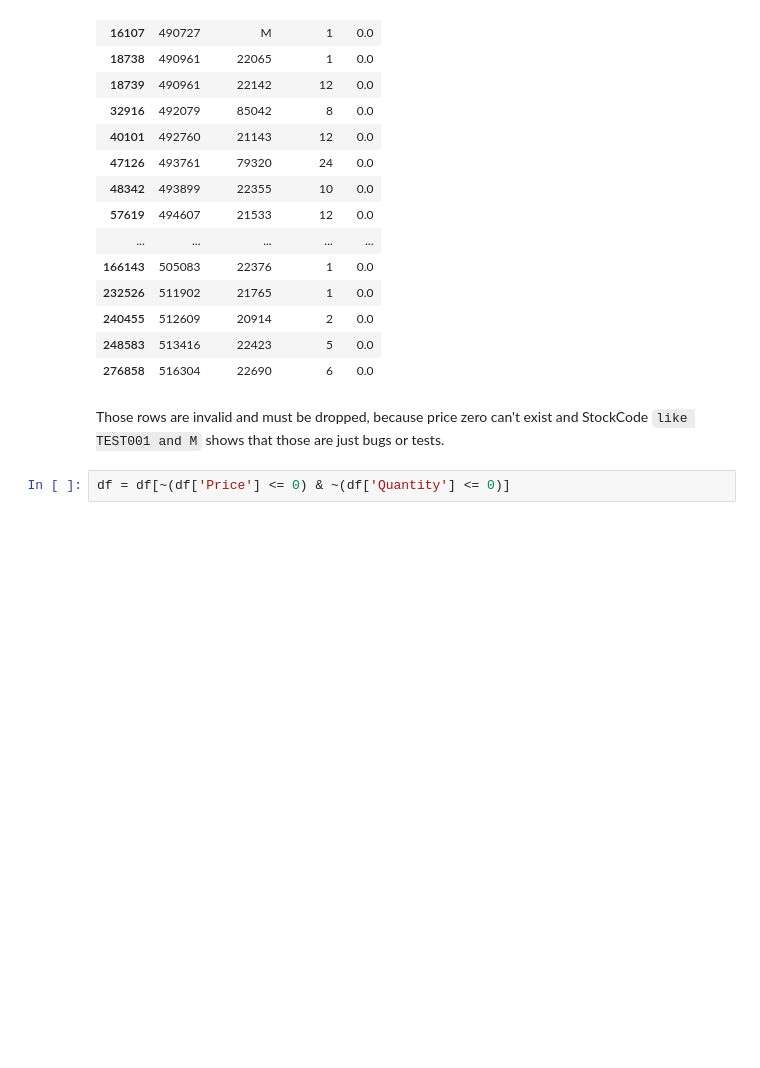
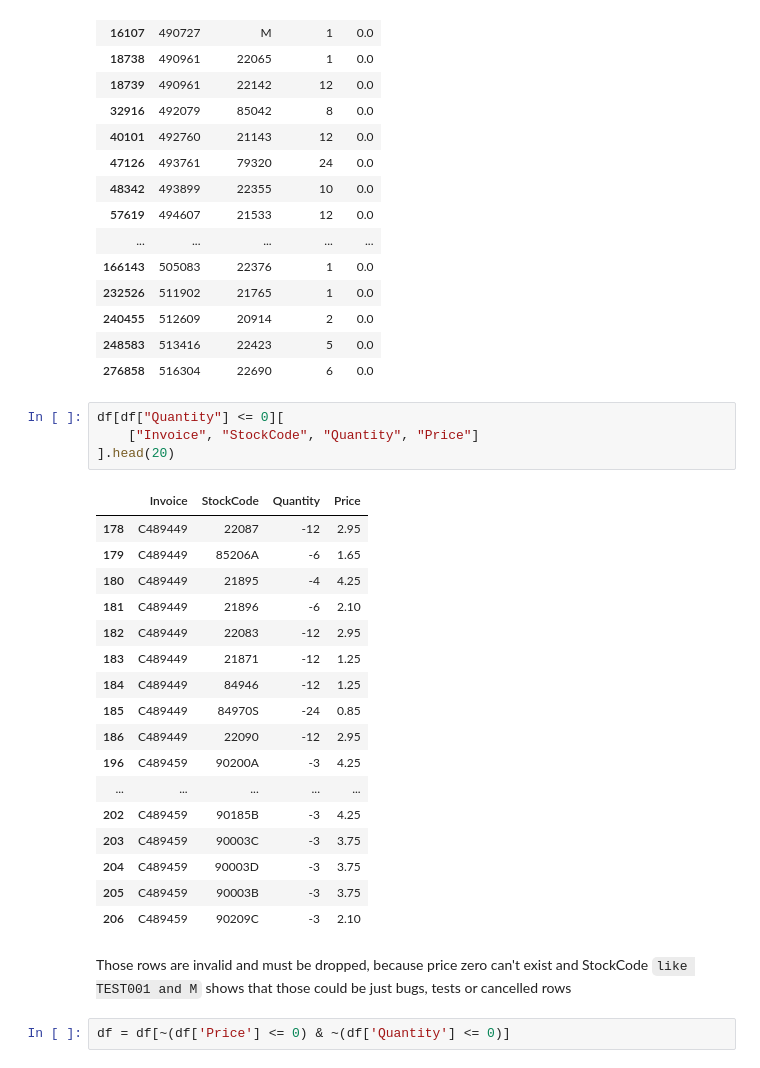
Before and after one commit to nick-st-coder/online-resail, a Jupyter notebook: notebooks/EDA.ipynb, the cells around one changed output. Saved outputs shown, nothing was run; the diff lists cells and outputs as text; blank space fills up the shorter version.

```diff
--- a/notebooks/EDA.ipynb
+++ b/notebooks/EDA.ipynb
@@ -168,8 +172,30 @@ df[df["Price"] <= 0][
 | 240455 | 512609 | 20914 | 2 | 0.0 |
 | 248583 | 513416 | 22423 | 5 | 0.0 |
 | 276858 | 516304 | 22690 | 6 | 0.0 |
+# %%
+df[df["Quantity"] <= 0][
+    ["Invoice", "StockCode", "Quantity", "Price"]
+].head(20)
+# %% [output]
+|  | Invoice | StockCode | Quantity | Price |
+| 178 | C489449 | 22087 | -12 | 2.95 |
+| 179 | C489449 | 85206A | -6 | 1.65 |
+| 180 | C489449 | 21895 | -4 | 4.25 |
+| 181 | C489449 | 21896 | -6 | 2.10 |
+| 182 | C489449 | 22083 | -12 | 2.95 |
+| 183 | C489449 | 21871 | -12 | 1.25 |
+| 184 | C489449 | 84946 | -12 | 1.25 |
+| 185 | C489449 | 84970S | -24 | 0.85 |
+| 186 | C489449 | 22090 | -12 | 2.95 |
+| 196 | C489459 | 90200A | -3 | 4.25 |
+| ... | ... | ... | ... | ... |
+| 202 | C489459 | 90185B | -3 | 4.25 |
+| 203 | C489459 | 90003C | -3 | 3.75 |
+| 204 | C489459 | 90003D | -3 | 3.75 |
+| 205 | C489459 | 90003B | -3 | 3.75 |
+| 206 | C489459 | 90209C | -3 | 2.10 |
 # %% [markdown]
-Those rows are invalid and must be dropped, because price zero can't exist and StockCode `like TEST001 and M` shows that those are just bugs or tests.
+Those rows are invalid and must be dropped, because price zero can't exist and StockCode `like TEST001 and M` shows that those could be just bugs, tests or cancelled rows
 # %%
 df = df[~(df['Price'] <= 0) & ~(df['Quantity'] <= 0)]
 # %%
```
Also changed, not shown: parts of 16 cells of this notebook.
